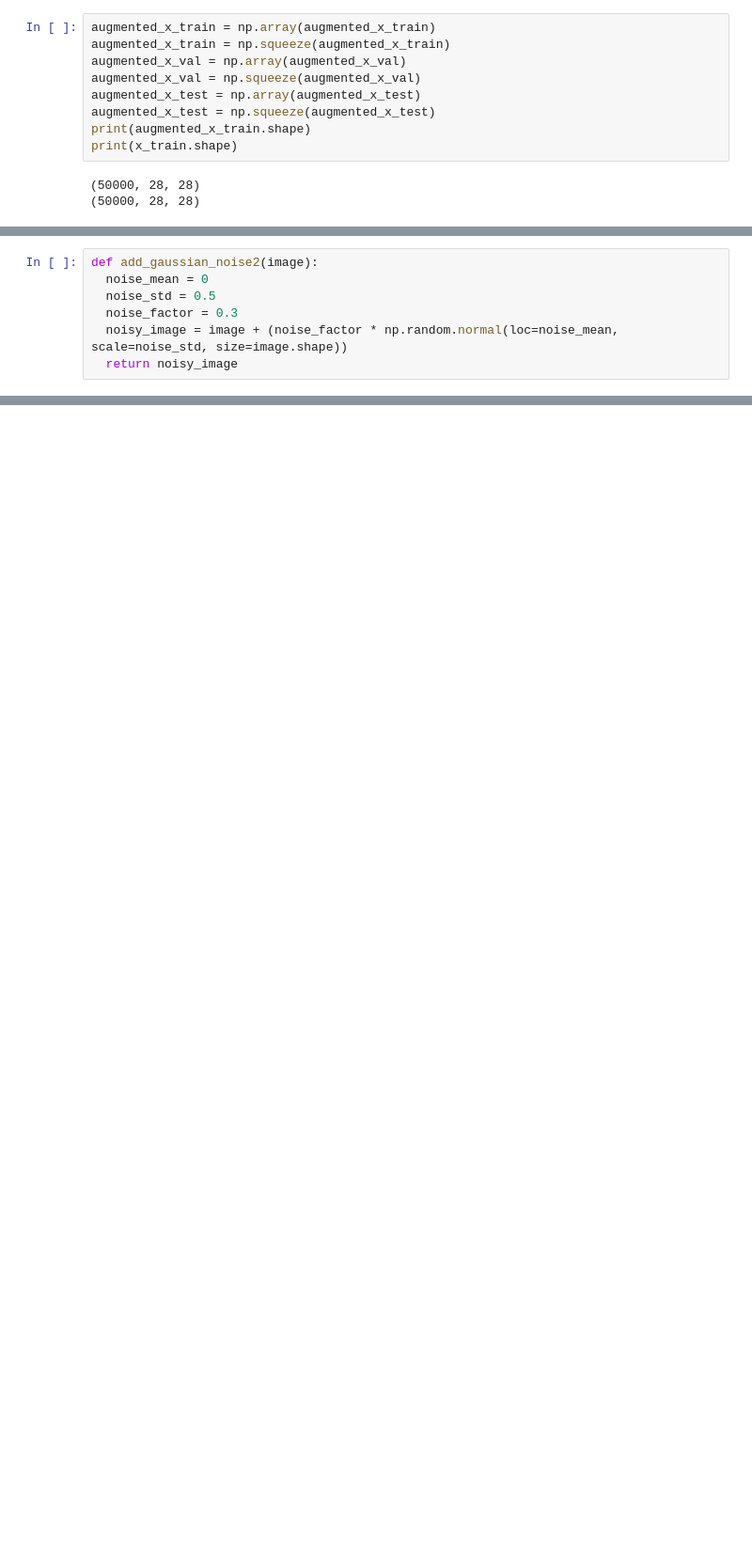
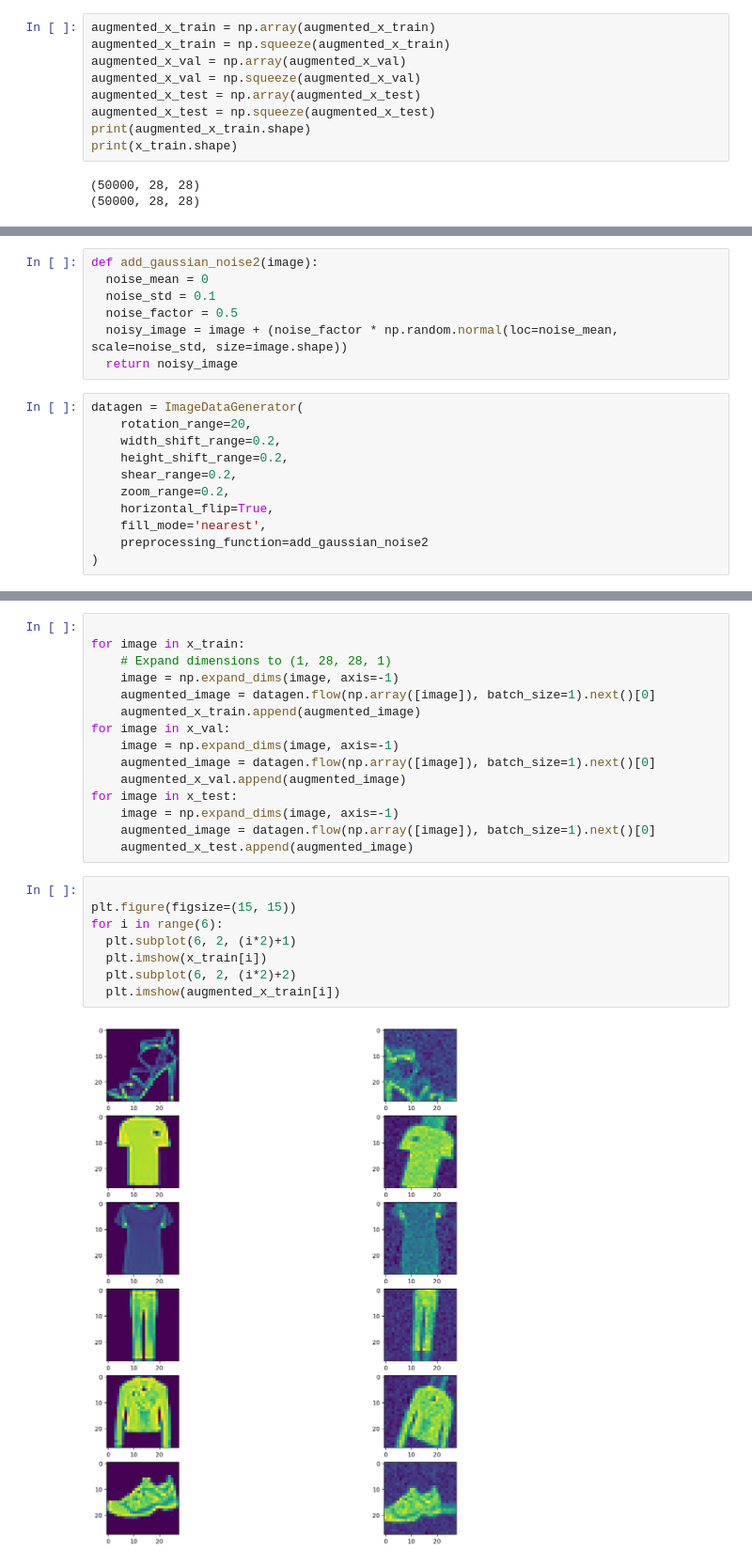
Before and after one commit to ritaxtii/imageProcessing, a Jupyter notebook: lab5.ipynb, the cells around one changed output, grey strips where cells are left out. Shown at 94% size. Saved outputs shown, nothing was run; the diff lists cells and outputs as text; blank space fills up the shorter version.

```diff
--- a/lab5.ipynb
+++ b/lab5.ipynb
@@ -295,10 +295,21 @@ plt.show()
 # %%
 def add_gaussian_noise2(image):
   noise_mean = 0
-  noise_std = 0.5
-  noise_factor = 0.3
+  noise_std = 0.1
+  noise_factor = 0.5
   noisy_image = image + (noise_factor * np.random.normal(loc=noise_mean, scale=noise_std, size=image.shape))
   return noisy_image
+# %%
+datagen = ImageDataGenerator(
+    rotation_range=20,
+    width_shift_range=0.2,
+    height_shift_range=0.2,
+    shear_range=0.2,
+    zoom_range=0.2,
+    horizontal_flip=True,
+    fill_mode='nearest',
+    preprocessing_function=add_gaussian_noise2
+)
 # %%
 augmented_x_train = []
 augmented_x_val = []
@@ -306,0 +320,25 @@ print(x_train.shape)
+# %%
+
+for image in x_train:
+    # Expand dimensions to (1, 28, 28, 1)
+    image = np.expand_dims(image, axis=-1)
+    augmented_image = datagen.flow(np.array([image]), batch_size=1).next()[0]
+    augmented_x_train.append(augmented_image)
+for image in x_val:
+    image = np.expand_dims(image, axis=-1)
+    augmented_image = datagen.flow(np.array([image]), batch_size=1).next()[0]
+    augmented_x_val.append(augmented_image)
+for image in x_test:
+    image = np.expand_dims(image, axis=-1)
+    augmented_image = datagen.flow(np.array([image]), batch_size=1).next()[0]
+    augmented_x_test.append(augmented_image)
+# %%
+
+plt.figure(figsize=(15, 15))
+for i in range(6):
+  plt.subplot(6, 2, (i*2)+1)
+  plt.imshow(x_train[i])
+  plt.subplot(6, 2, (i*2)+2)
+  plt.imshow(augmented_x_train[i])
+# %% [output]
+[figure, added]
```
Also changed, not shown: parts of 12 cells of this notebook.
